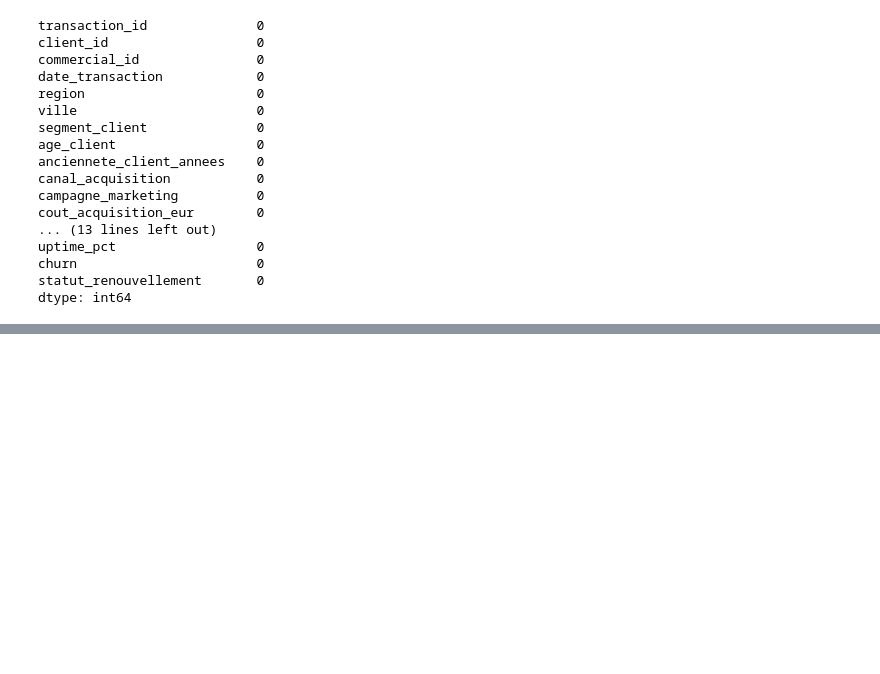
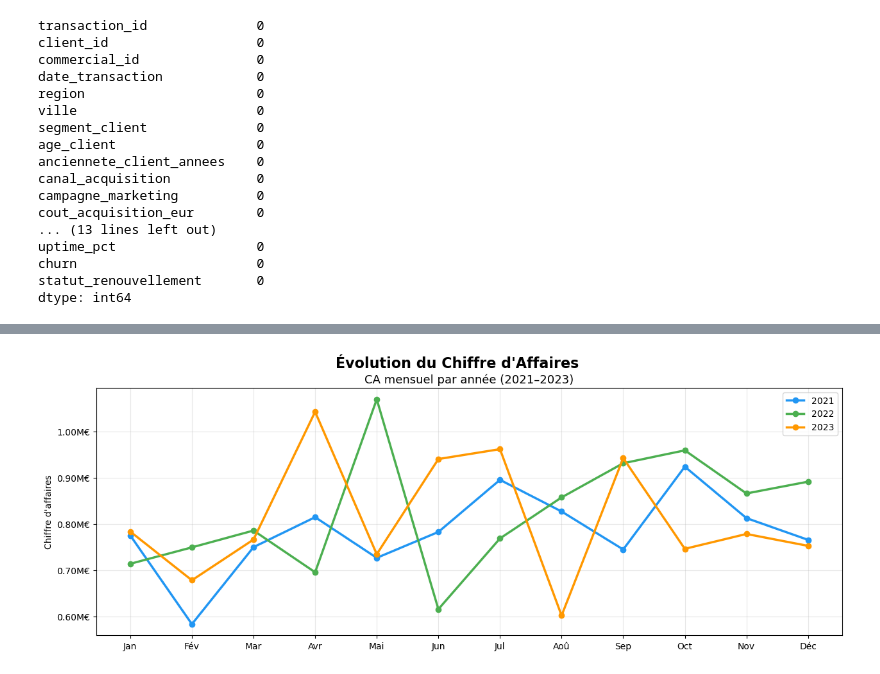
Before and after one commit to bengalybakary225/Analyse-des-ventes-B2B, a Jupyter notebook: Analyse.ipynb, the cells around one changed output, grey strips where cells are left out. Cells and saved outputs as stored; diff of their text form; code cells hidden in the pictures; blank space fills up the shorter version.

Commit message:
analyse exploratoire: création des colonnes marge_eur, roi_pct et saison, visualisation du CA mensuel par année (2021-2023) , analyse du CA par région et par catégorie produit

```diff
--- a/Analyse.ipynb
+++ b/Analyse.ipynb
@@ -104,0 +139,4 @@ dtype: int64
+# %%
+#creation de colonnes (Marge, roi)
+data_frame['marge_eur'] = data_frame['montant_net_eur'] - data_frame['cout_acquisition_eur']
+data_frame['marge_eur']
@@ -104,0 +156,46 @@ dtype: int64
+# %%
+data_frame['annee'] = data_frame['date_transaction'].dt.year
+data_frame['mois']  = data_frame['date_transaction'].dt.month
+# %%
+
+#voir les tendance et la saisonnalité
+ca_annee_mois = data_frame.groupby(['annee', 'mois'])['montant_net_eur'].sum().reset_index()
+ca_annee = data_frame.groupby('annee')['montant_net_eur'].sum()
+
+# Labels et couleurs
+mois_labels = ['Jan','Fév','Mar','Avr','Mai','Jun','Jul','Aoû','Sep','Oct','Nov','Déc']
+colors = ['#2196F3', '#4CAF50', '#FF9800']
+
+import matplotlib.pyplot as plt
+import matplotlib.ticker as mticker
+
+# Groupby
+ca_annee_mois = data_frame.groupby(['annee', 'mois'])['montant_net_eur'].sum().reset_index()
+
+# Labels et couleurs
+mois_labels = ['Jan','Fév','Mar','Avr','Mai','Jun','Jul','Aoû','Sep','Oct','Nov','Déc']
+colors = ['#2196F3', '#4CAF50', '#FF9800']
+
+# Figure + axe
+fig, ax1 = plt.subplots(figsize=(15, 5))
+fig.suptitle("Évolution du Chiffre d'Affaires", fontsize=16, fontweight='bold', y=0.98)
+
+# Graphique
+for i, annee in enumerate([2021, 2022, 2023]):
+    data = ca_annee_mois[ca_annee_mois['annee'] == annee]
+    ax1.plot(data['mois'], data['montant_net_eur'],
+             marker='o', label=str(annee),
+             color=colors[i], linewidth=2.5)
+
+# Mise en forme
+ax1.set_title("CA mensuel par année (2021–2023)", fontsize=13)
+ax1.set_xticks(range(1, 13))
+ax1.set_xticklabels(mois_labels)
+ax1.yaxis.set_major_formatter(mticker.FuncFormatter(lambda x, _: f'{x/1e6:.2f}M€'))
+ax1.legend()
+ax1.grid(True, alpha=0.3)
+ax1.set_ylabel("Chiffre d'affaires")
+
+plt.show()
+# %% [output]
+[figure, added]
```
Also changed, not shown: parts of 9 cells of this notebook, 1 other file.
